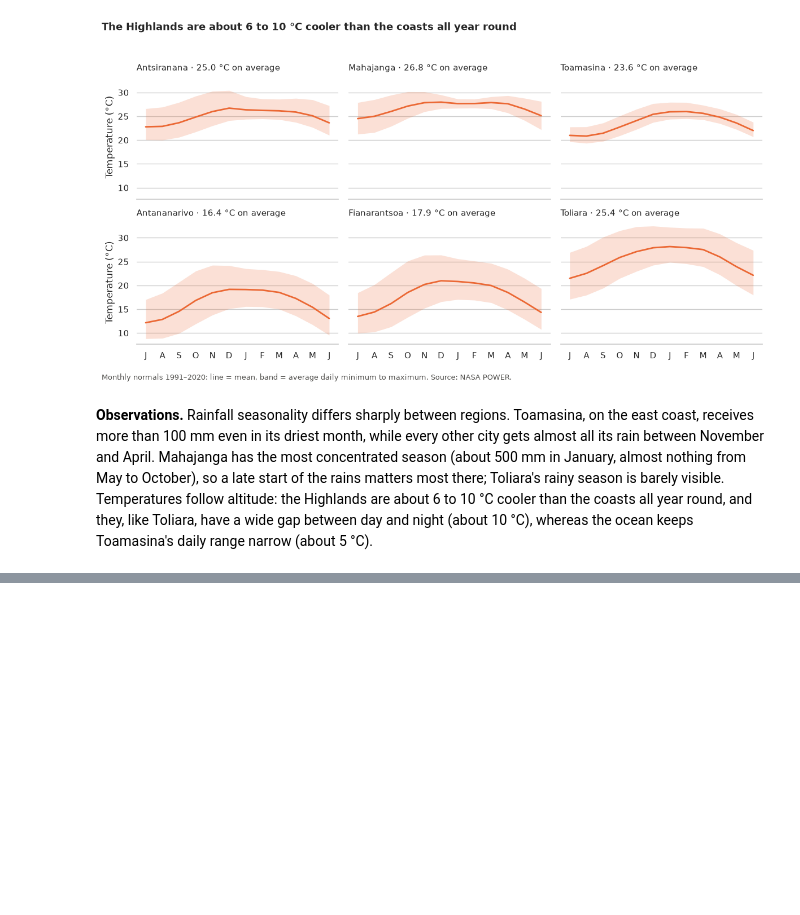
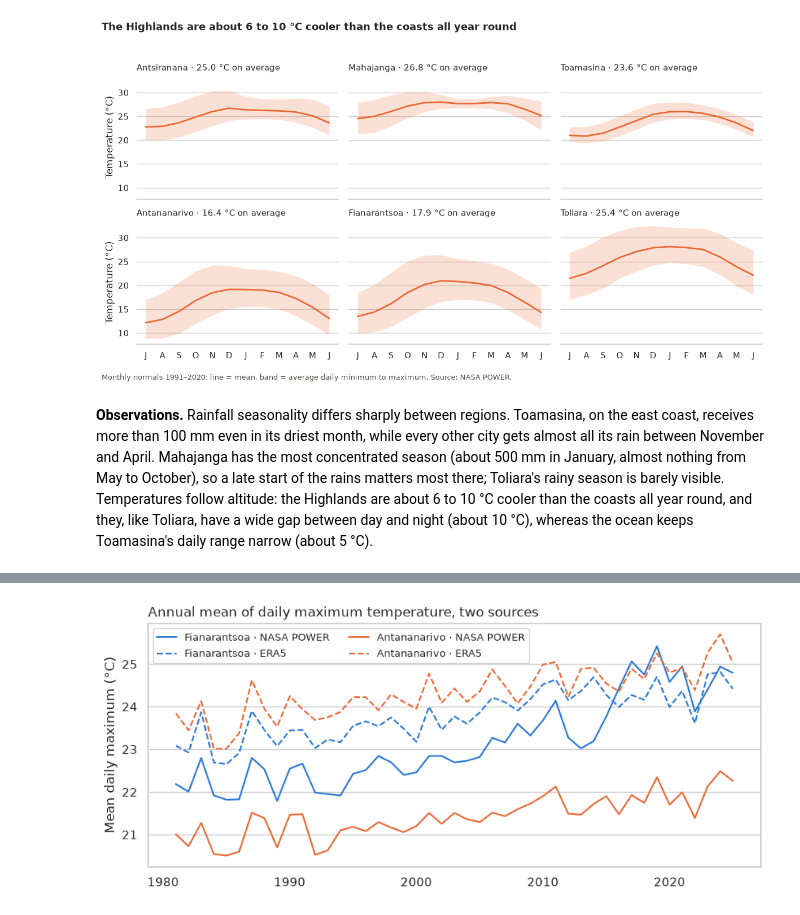
Before and after one commit to nirinaHelena/heather, a Jupyter notebook: notebooks/02_analysis.ipynb, the cells around one changed output, grey strips where cells are left out. Saved outputs shown, nothing was run; the diff lists cells and outputs as text; code cells hidden in the pictures; blank space fills up the shorter version.

```diff
--- a/notebooks/02_analysis.ipynb
+++ b/notebooks/02_analysis.ipynb
@@ -150,0 +283,12 @@ plt.show()
+# %%
+fig, ax = plt.subplots(figsize=(10, 4))
+for city, color in [("fianarantsoa", "#2a78d6"), ("antananarivo", "#eb6834")]:
+    sub = annual[annual["city"] == city]
+    ax.plot(sub["year"], sub["tmax"], color=color, label=f"{city.capitalize()} · NASA POWER")
+    ax.plot(sub["year"], sub["tmax_era5"], color=color, linestyle="--", label=f"{city.capitalize()} · ERA5")
+ax.set_ylabel("Mean daily maximum (°C)")
+ax.set_title("Annual mean of daily maximum temperature, two sources", loc="left")
+ax.legend(ncols=2, fontsize=9)
+plt.show()
+# %% [output]
+[figure, added]
```
Also changed, not shown: parts of 14 cells of this notebook, 10 other files.
